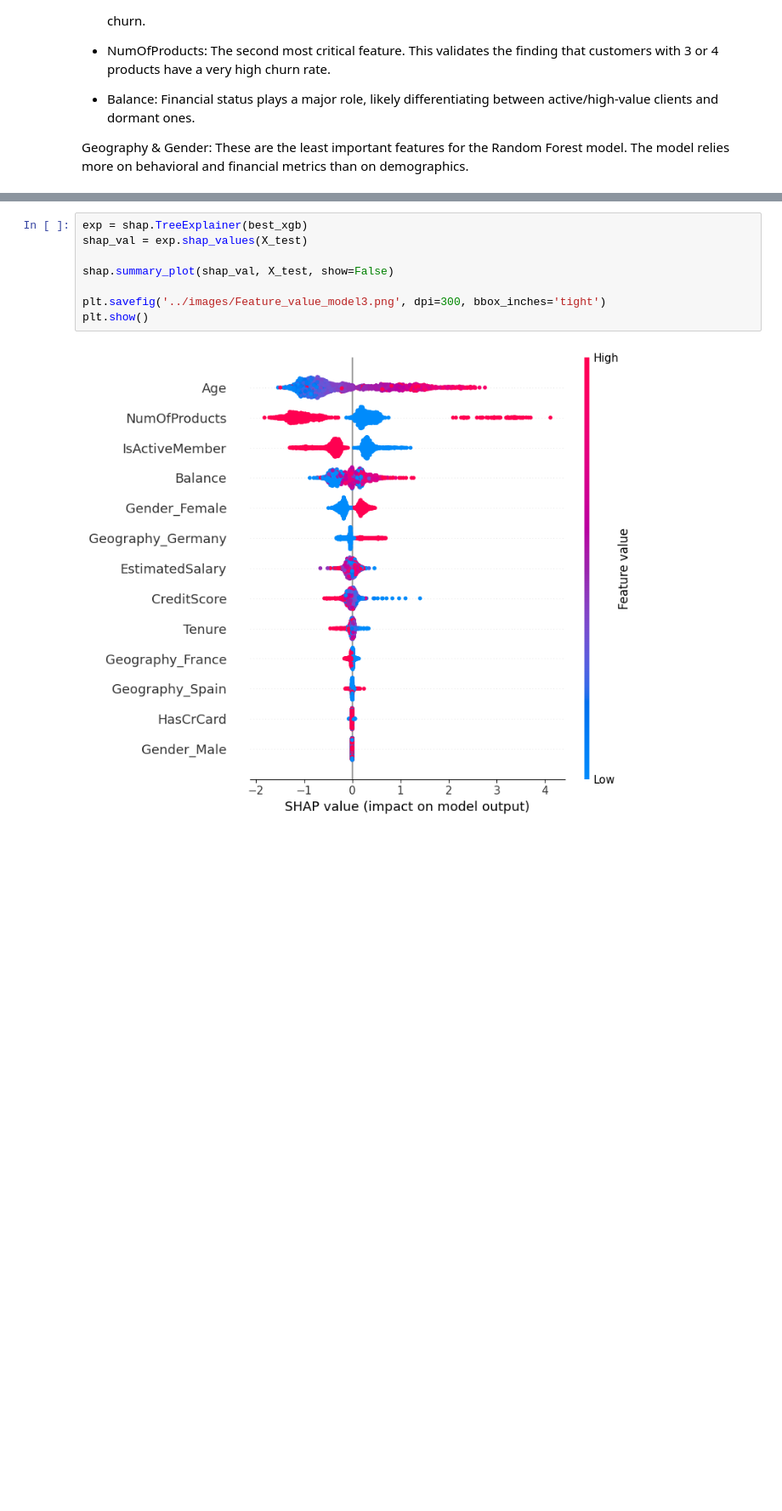
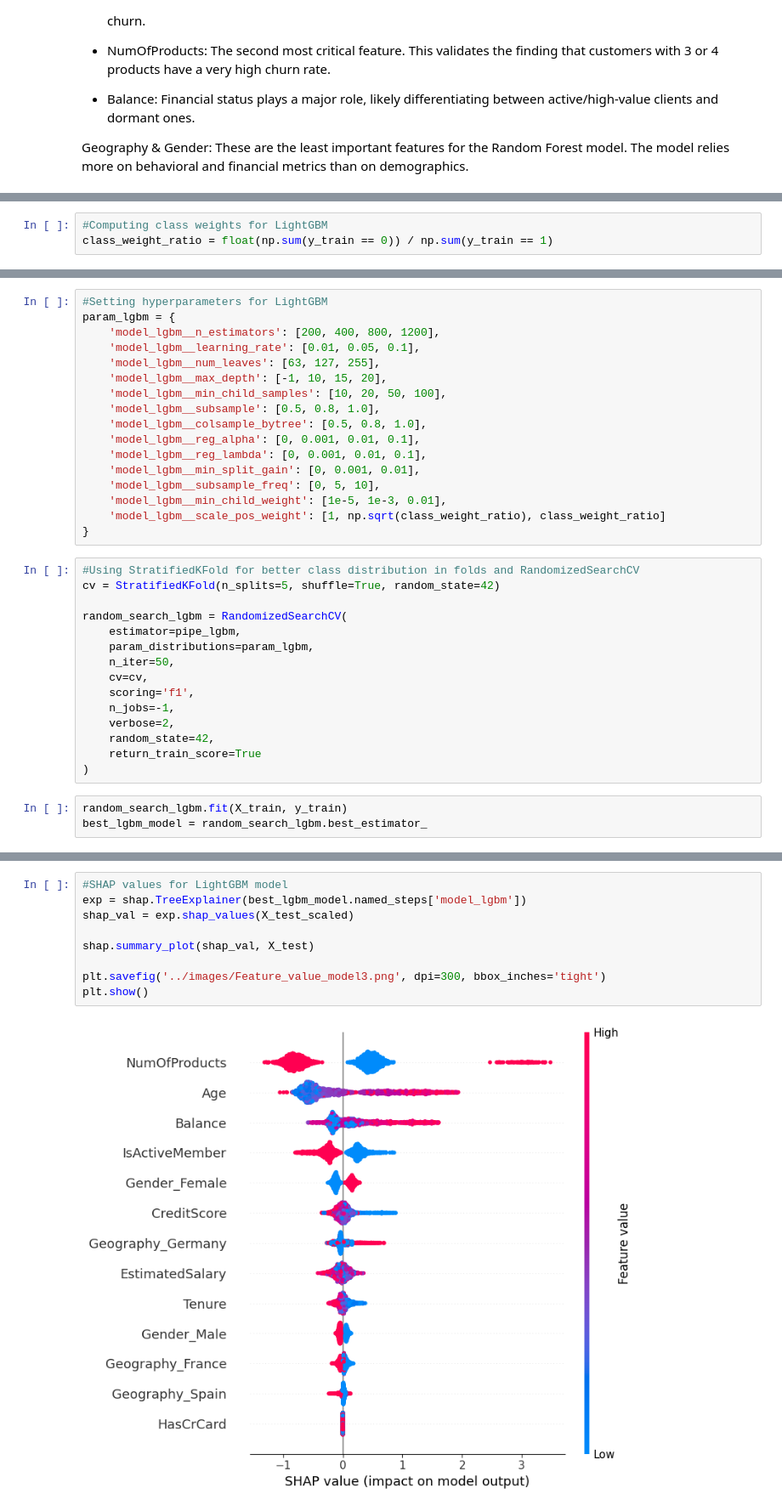
Before and after one commit to Przemsonn05/Bank-Churn-Prediction, a Jupyter notebook: notebooks/Bank churn predictions.ipynb, the cells around one changed output, grey strips where cells are left out. Shown: that part at 85% size. Drawn from its saved outputs; the diff is of its cells as text; blank space fills up the shorter version.

Commit message:
Correcting the thrid model

```diff
--- a/notebooks/Bank churn predictions.ipynb
+++ b/notebooks/Bank churn predictions.ipynb
@@ -649,0 +670,3 @@ RandomizedSearchCV(cv=5,
+# %%
+#Computing class weights for LightGBM
+class_weight_ratio = float(np.sum(y_train == 0)) / np.sum(y_train == 1)
@@ -649,0 +686,35 @@ RandomizedSearchCV(cv=5,
+# %%
+#Setting hyperparameters for LightGBM
+param_lgbm = {
+    'model_lgbm__n_estimators': [200, 400, 800, 1200],
+    'model_lgbm__learning_rate': [0.01, 0.05, 0.1],
+    'model_lgbm__num_leaves': [63, 127, 255],
+    'model_lgbm__max_depth': [-1, 10, 15, 20],
+    'model_lgbm__min_child_samples': [10, 20, 50, 100],
+    'model_lgbm__subsample': [0.5, 0.8, 1.0],
+    'model_lgbm__colsample_bytree': [0.5, 0.8, 1.0],
+    'model_lgbm__reg_alpha': [0, 0.001, 0.01, 0.1],
+    'model_lgbm__reg_lambda': [0, 0.001, 0.01, 0.1],
+    'model_lgbm__min_split_gain': [0, 0.001, 0.01],
+    'model_lgbm__subsample_freq': [0, 5, 10],
+    'model_lgbm__min_child_weight': [1e-5, 1e-3, 0.01],
+    'model_lgbm__scale_pos_weight': [1, np.sqrt(class_weight_ratio), class_weight_ratio]
+}
+# %%
+#Using StratifiedKFold for better class distribution in folds and RandomizedSearchCV
+cv = StratifiedKFold(n_splits=5, shuffle=True, random_state=42)
+
+random_search_lgbm = RandomizedSearchCV(
+    estimator=pipe_lgbm,
+    param_distributions=param_lgbm,
+    n_iter=50,
+    cv=cv,
+    scoring='f1',
+    n_jobs=-1,
+    verbose=2,
+    random_state=42,
+    return_train_score=True
+)
+# %%
+random_search_lgbm.fit(X_train, y_train)
+best_lgbm_model = random_search_lgbm.best_estimator_
@@ -690,10 +753,11 @@ Feature Importance Shifts:
 # %%
-exp = shap.TreeExplainer(best_xgb)
-shap_val = exp.shap_values(X_test)
+#SHAP values for LightGBM model
+exp = shap.TreeExplainer(best_lgbm_model.named_steps['model_lgbm'])
+shap_val = exp.shap_values(X_test_scaled)
 
-shap.summary_plot(shap_val, X_test, show=False)
+shap.summary_plot(shap_val, X_test)
 
 plt.savefig('../images/Feature_value_model3.png', dpi=300, bbox_inches='tight')
 plt.show()
 # %% [output]
-[figure, old version]
+[figure, new version]
```
Also changed, not shown: parts of 52 cells of this notebook, 9 other files.
